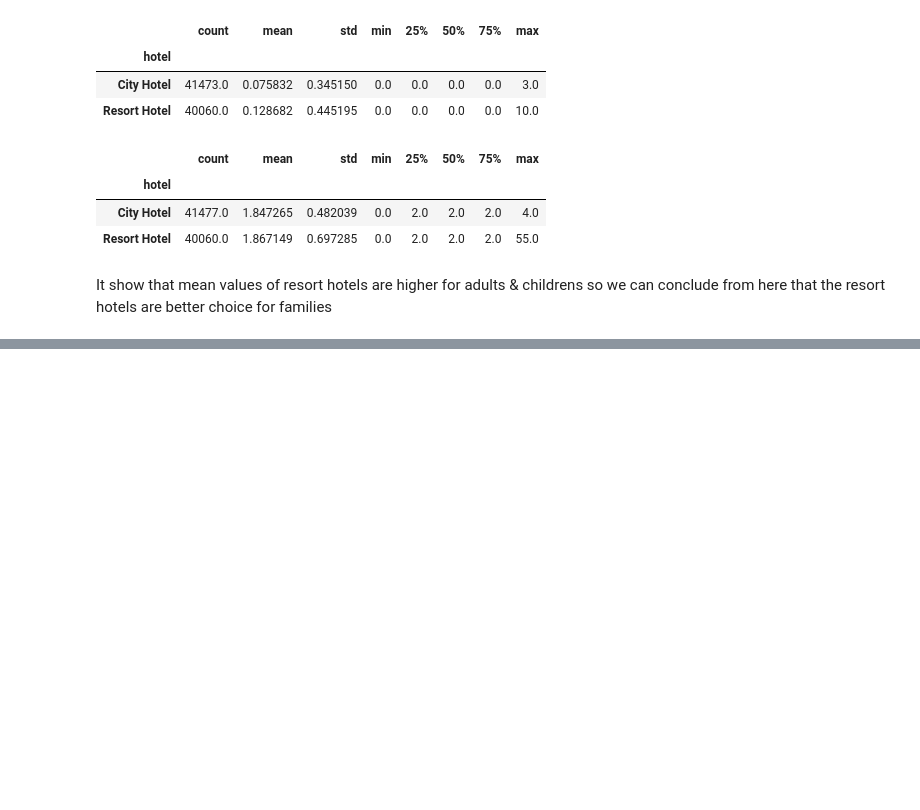
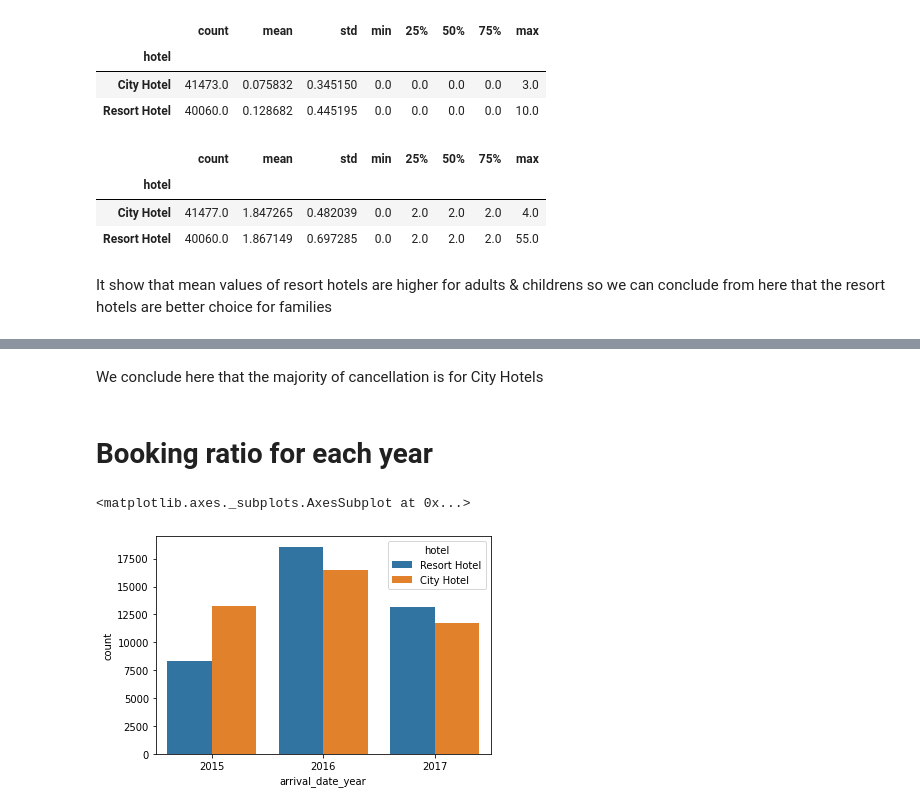
Before and after one commit to sanjayrawat2468/Hotel-Booking-Analysis, a Jupyter notebook: Copy_of_Hotel_Booking_Analysis_Capstone_Project.ipynb, the cells around one changed output, grey strips where cells are left out. Drawn from its saved outputs; the diff is of its cells as text; code cells hidden in the pictures; blank space fills up the shorter version.

```diff
--- a/Copy_of_Hotel_Booking_Analysis_Capstone_Project.ipynb
+++ b/Copy_of_Hotel_Booking_Analysis_Capstone_Project.ipynb
@@ -224,0 +247,11 @@ It show that mean values of resort hotels are higher for adults & childrens so w
+# %% [markdown]
+We conclude here that the majority of cancellation is for City Hotels
+# %% [markdown]
+# **Booking ratio for each year**
+# %%
+data = ['hotel', 'arrival_date_year', 'arrival_date_month','arrival_date_day_of_month' ]
+period_arrival = df_clean[data]
+sns.countplot(data = period_arrival, x = 'arrival_date_year', hue = 'hotel')
+# %% [output]
+<matplotlib.axes._subplots.AxesSubplot at 0x...>
+[figure, added]
```
Also changed, not shown: parts of 9 cells of this notebook.
